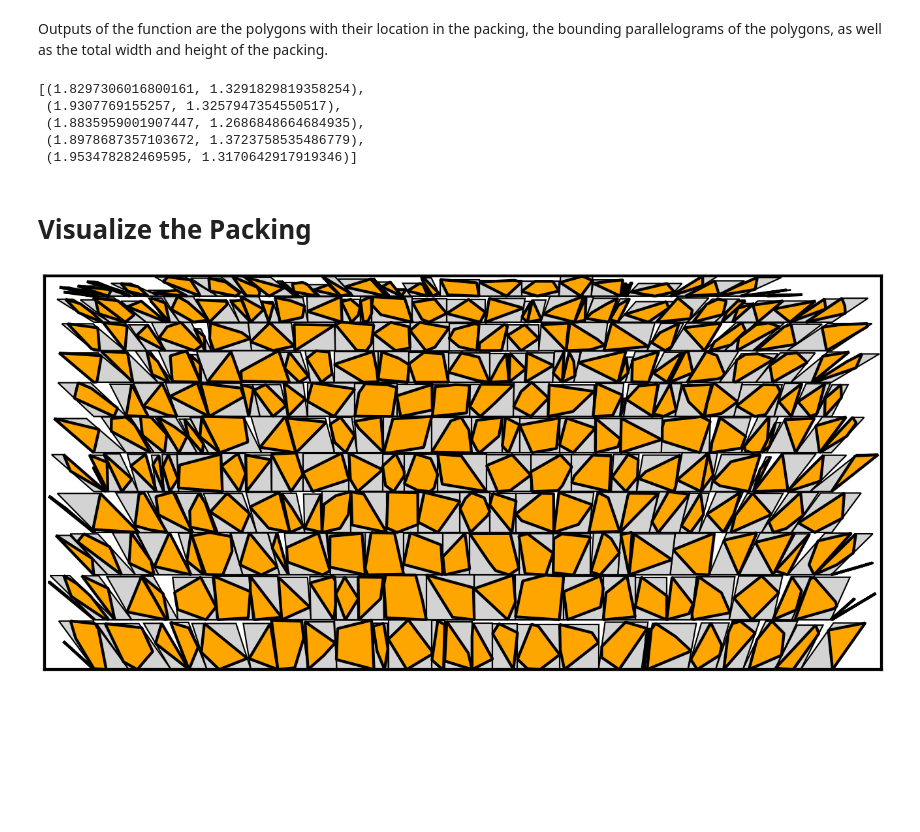
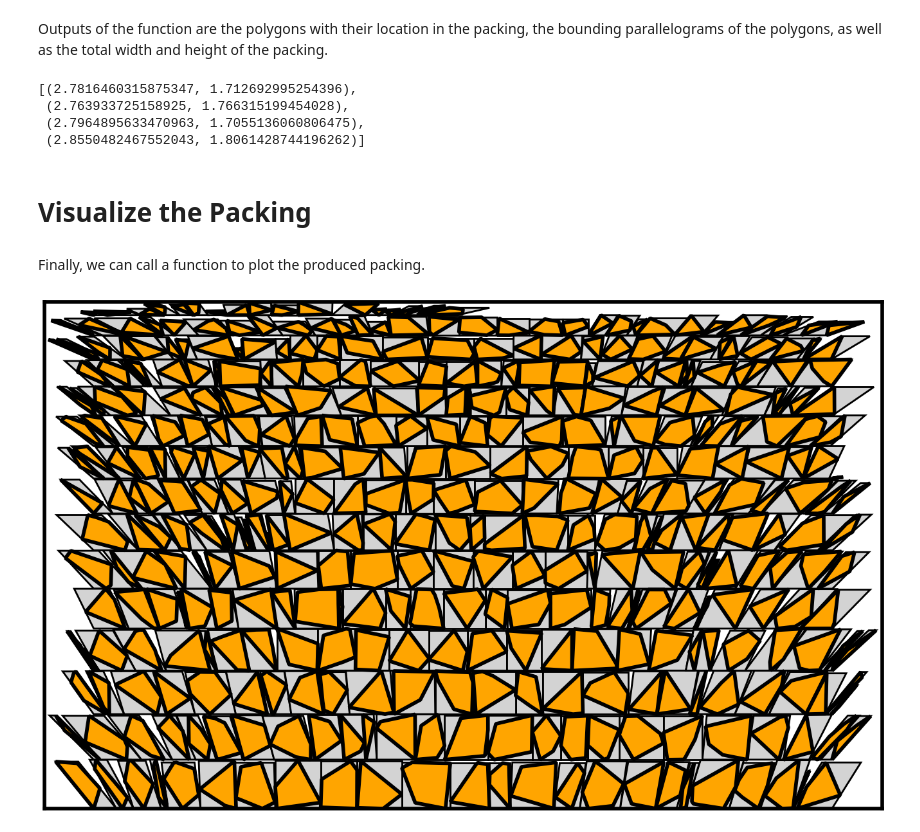
Before and after one commit to silvansuter/Polygon-Packing, a Jupyter notebook: demo.ipynb, the cells around one changed output. Drawn from its saved outputs; the diff is of its cells as text; code cells hidden in the pictures; blank space fills up the shorter version.

```diff
--- a/demo.ipynb
+++ b/demo.ipynb
@@ -15,10 +17,14 @@ n = 300
 # Set the parameter 'c', that influences the width of the strip.
 c = 15
 
-# Randomly generate a set of polygons with 3 to 6 vertices each.
-random_polygons = [[(random.random()/5,random.random()/5) for j in range(random.randint(3,7))] for i in range(n)]
+# Set the minimum and maximum number of vertices each of the randomly generated polygons should have
+min_vert = 3
+max_vert = 7
+
+# Randomly generate a set of polygons with min_vert to max_vert vertices each.
+polygons = [[(random.random()/5, random.random()/5) for j in range(random.randint(min_vert, max_vert))] for i in range(n)]
 
 # Translate all polygons so that they touch both the x=0 and y=0 axis. Our algorithm needs this standardization.
-random_polygons = [left_bottom_adjust_polygon(polygon) for polygon in random_polygons]
+polygons = [left_bottom_adjust_polygon(polygon) for polygon in polygons]
 # %%
 # Each polygon is given as a list of its vertices. Each vertex is given as a tuple of non-negative real numbers
@@ -32,21 +44,22 @@ random_polygons[0]
 # %%
 # The function 'polygon_packing' provides our main algorithm. The parameter 'rectangle_strip_packing_algorithm' can be set to either 'nfdh' or 'ffdh', depending on which rectangle shelf-packing algorithm should be used as a subroutine.
-packed_random_polygons, packed_random_polygons_bounding_parallelograms, width, height = polygon_packing(random_polygons,c=c,rectangle_strip_packing_algorithm="ffdh")
+packed_polygons, bounding_parallelograms, width, height = polygon_packing(polygons, c=c, rectangle_strip_packing_algorithm="ffdh")
 # %% [markdown]
 Outputs of the function are the polygons with their location in the packing, the bounding parallelograms of the polygons, as well as the total width and height of the packing.
 # %%
 # Each polygon is again given as list of its vertices, however now translated to where it lies in the packing produced by the algorithm.
-packed_random_polygons[int(n/2)]
+packed_polygons[int(n/2)]
 # %% [output]
-[(1.8297306016800161, 1.3291829819358254),
- (1.9307769155257, 1.3257947354550517),
- (1.8835959001907447, 1.2686848664684935),
- (1.8978687357103672, 1.3723758535486779),
- (1.953478282469595, 1.3170642917919346)]
+[(2.7816460315875347, 1.712692995254396),
+ (2.763933725158925, 1.766315199454028),
+ (2.7964895633470963, 1.7055136060806475),
+ (2.8550482467552043, 1.8061428744196262)]
 # %% [markdown]
 # Visualize the Packing
+# %% [markdown]
+Finally, we can call a function to plot the produced packing.
 # %%
 # The function 'visualize_polygons' can now be called to plot the packing. One may choose to leave away the parameter 'bounding_parallelograms' if the bounding-parallelograms should not be plotted.
-visualize_polygons(packed_random_polygons, bounding_parallelograms = packed_random_polygons_bounding_parallelograms, figure_size = (200,200), binsize = (width,height))
+visualize_polygons(packed_polygons, bounding_parallelograms = bounding_parallelograms, binsize = (width,height), file_name = 'demo_packing')
 # %% [output]
-[figure, old version]
+[figure, new version]
```
Also changed, not shown: parts of 3 cells of this notebook, 6 other files.
